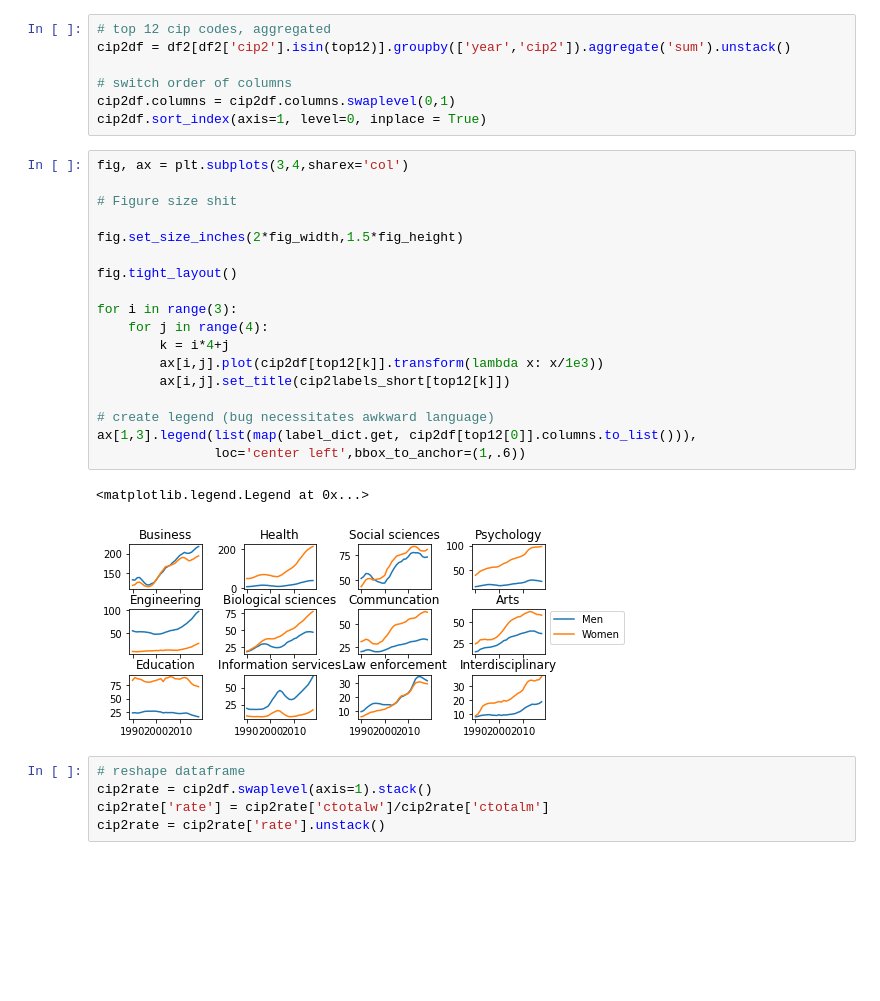
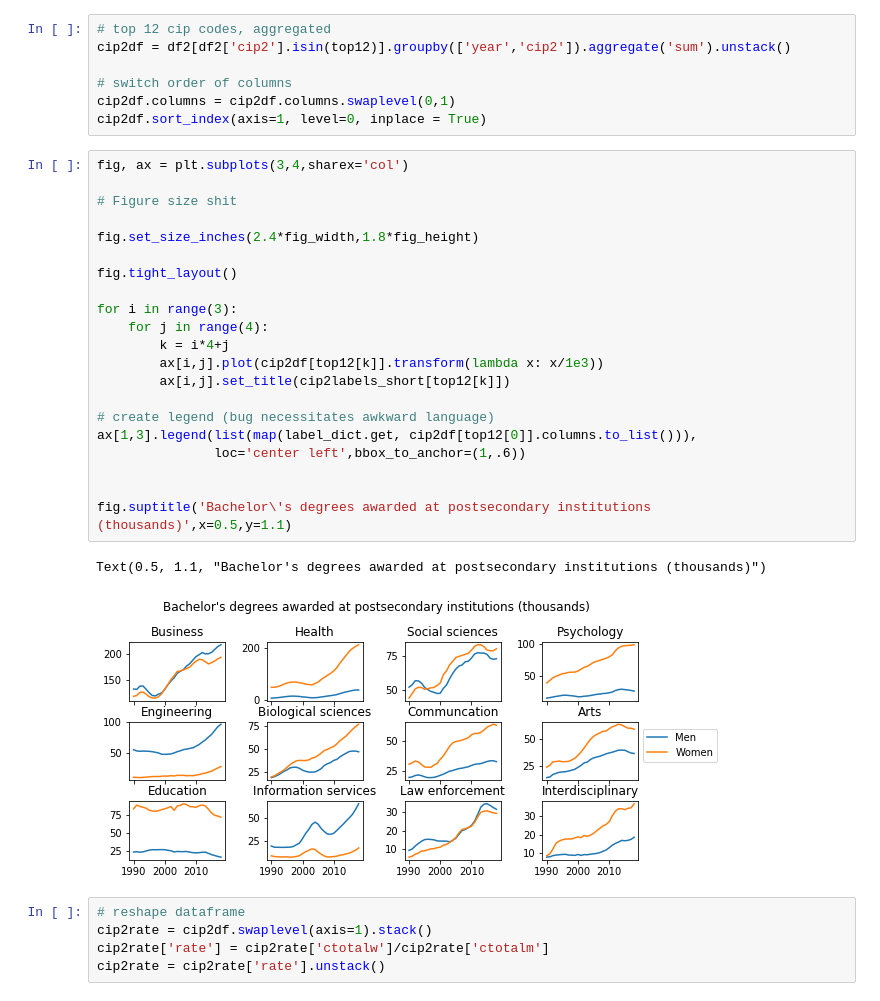
Before and after one commit to tara-sullivan/hcs, a Jupyter notebook: code/ipeds/ipeds_trends.ipynb, the cells around one changed output. Cells and saved outputs as stored; diff of their text form; blank space fills up the shorter version.

```diff
--- a/code/ipeds/ipeds_trends.ipynb
+++ b/code/ipeds/ipeds_trends.ipynb
@@ -185,24 +185,27 @@ cip2df.sort_index(axis=1, level=0, inplace = True)
 # %%
 fig, ax = plt.subplots(3,4,sharex='col')
 
 # Figure size shit
 
-fig.set_size_inches(2*fig_width,1.5*fig_height)
+fig.set_size_inches(2.4*fig_width,1.8*fig_height)
 
 fig.tight_layout()
 
 for i in range(3):
     for j in range(4):
         k = i*4+j
         ax[i,j].plot(cip2df[top12[k]].transform(lambda x: x/1e3))
         ax[i,j].set_title(cip2labels_short[top12[k]])
 
 # create legend (bug necessitates awkward language)
 ax[1,3].legend(list(map(label_dict.get, cip2df[top12[0]].columns.to_list())),
                loc='center left',bbox_to_anchor=(1,.6))
+
+
+fig.suptitle('Bachelor\'s degrees awarded at postsecondary institutions (thousands)',x=0.5,y=1.1)
 # %% [output]
-<matplotlib.legend.Legend at 0x...>
+Text(0.5, 1.1, "Bachelor's degrees awarded at postsecondary institutions (thousands)")
-[figure, old version]
+[figure, new version]
 # %%
 # reshape dataframe
 cip2rate = cip2df.swaplevel(axis=1).stack()
```
Also changed, not shown: parts of 31 cells of this notebook, 2 other files.
